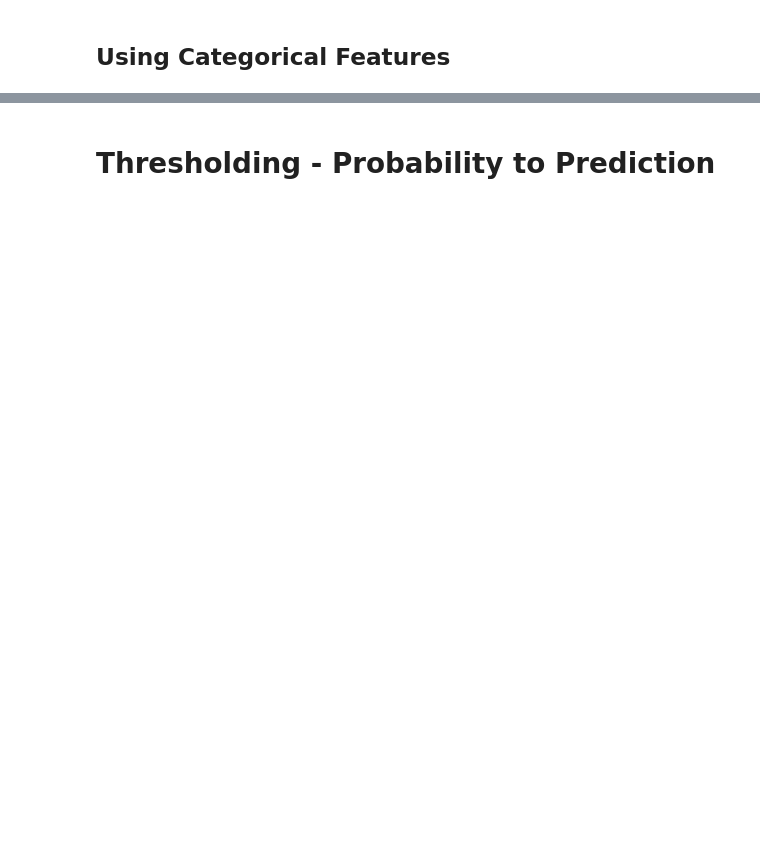
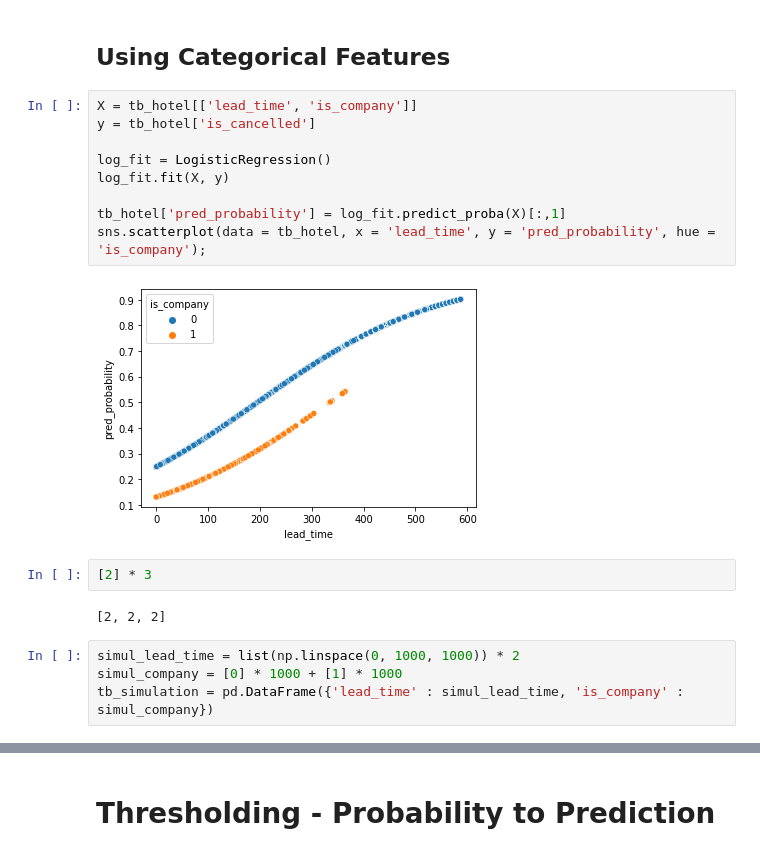
Before and after one commit to pedroteche-ih/DAFT_MEX_202209, a Jupyter notebook: Introduction to Supervised Classification.ipynb, the cells around one changed output, grey strips where cells are left out. Drawn from its saved outputs; the diff is of its cells as text; blank space fills up the shorter version.

```diff
--- a/Introduction to Supervised Classification.ipynb
+++ b/Introduction to Supervised Classification.ipynb
@@ -41,2 +141,21 @@ from sklearn.linear_model import LogisticRegression
 # %% [markdown]
 ## Using Categorical Features
+# %%
+X = tb_hotel[['lead_time', 'is_company']]
+y = tb_hotel['is_cancelled']
+
+log_fit = LogisticRegression()
+log_fit.fit(X, y)
+
+tb_hotel['pred_probability'] = log_fit.predict_proba(X)[:,1]
+sns.scatterplot(data = tb_hotel, x = 'lead_time', y = 'pred_probability', hue = 'is_company');
+# %% [output]
+[figure, added]
+# %%
+[2] * 3
+# %% [output]
+[2, 2, 2]
+# %%
+simul_lead_time = list(np.linspace(0, 1000, 1000)) * 2
+simul_company = [0] * 1000 + [1] * 1000
+tb_simulation = pd.DataFrame({'lead_time' : simul_lead_time, 'is_company' : simul_company})
```
Also changed, not shown: parts of 30 cells of this notebook.
